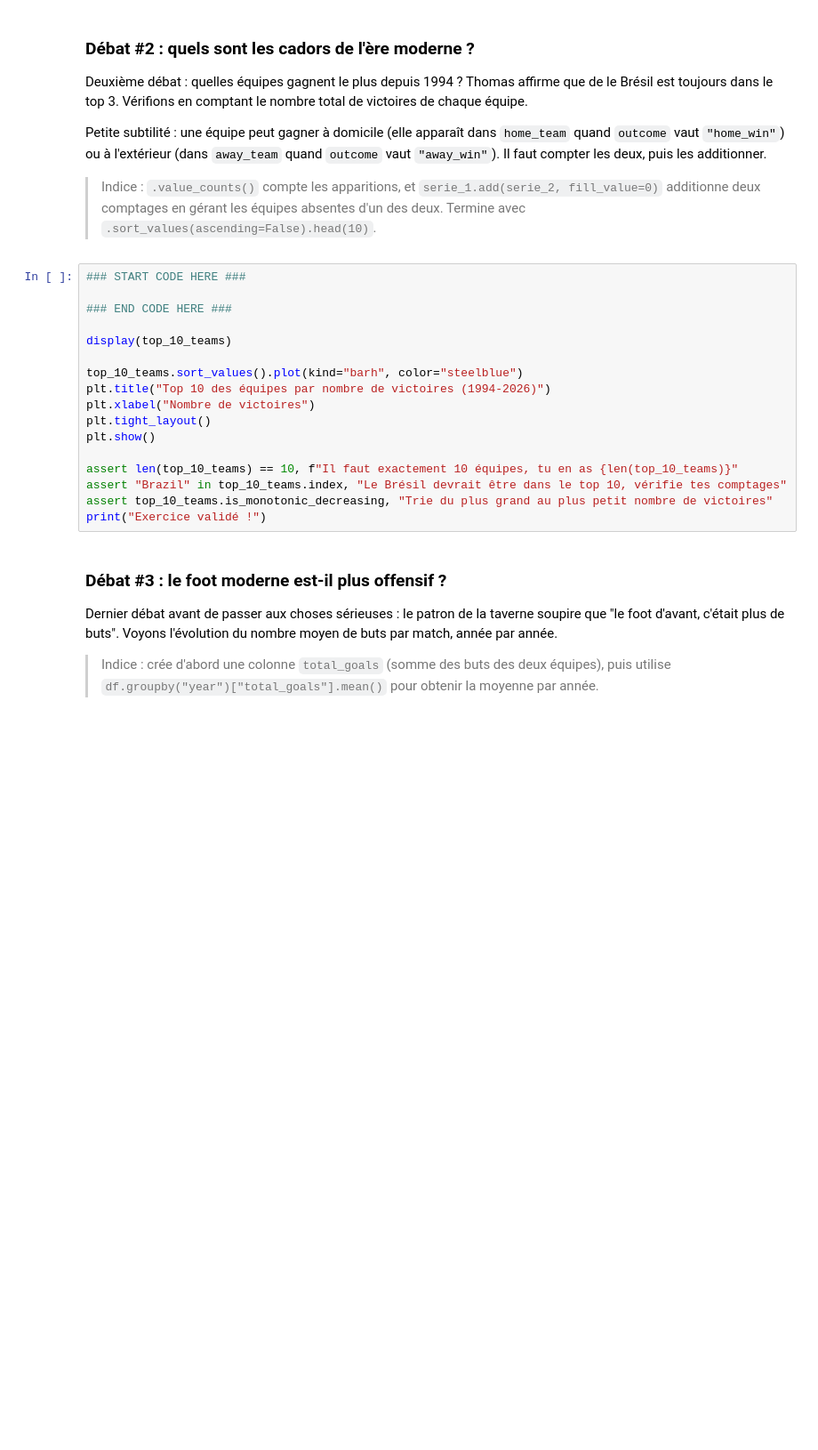
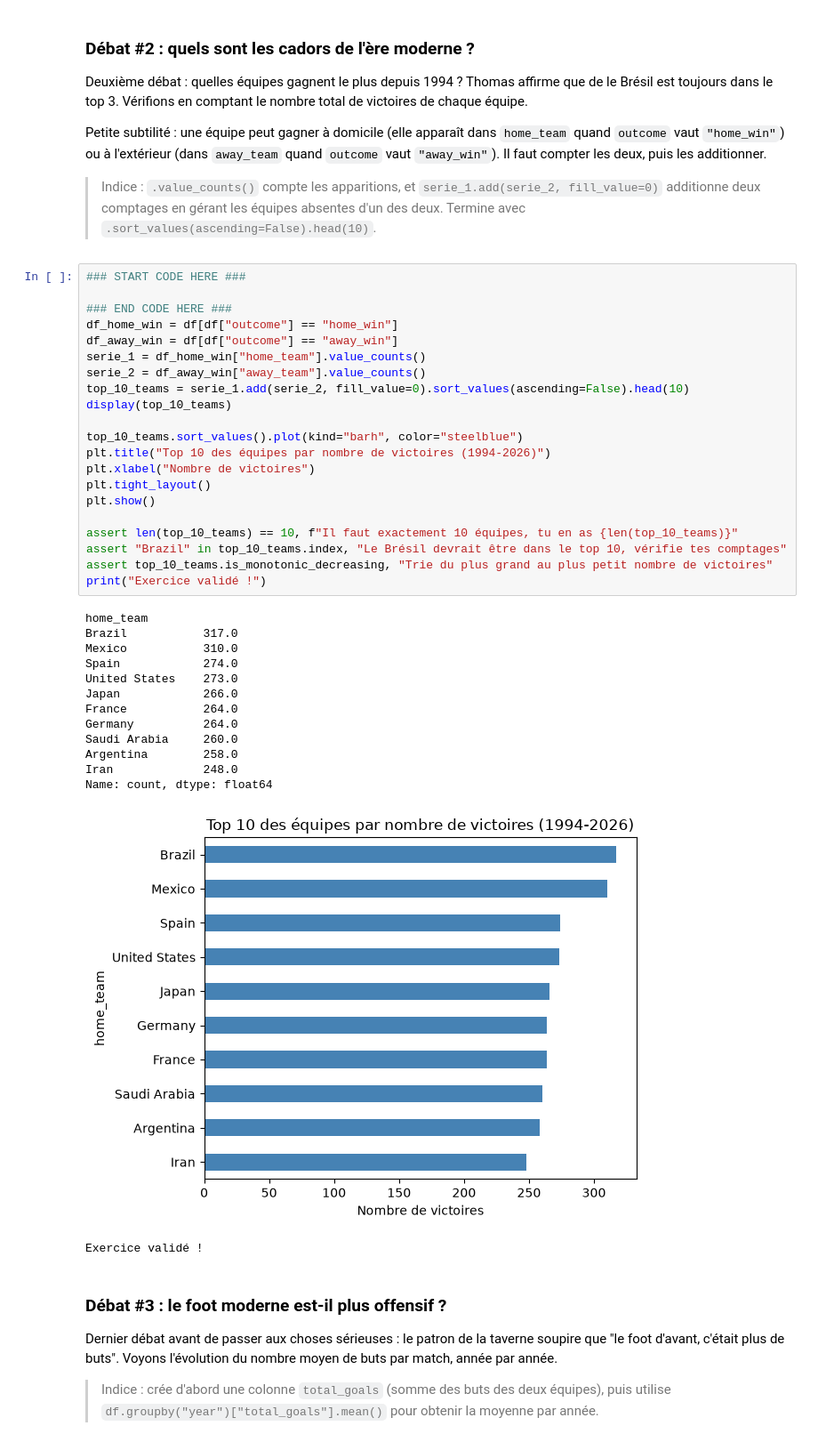
Before and after one commit to smazoyerdatascience/Cahier_Vacances_2026_Machine_Learnia, a Jupyter notebook: Projet_02/projet_02.ipynb, the cells around one changed output. Shown at 89% size. Saved outputs shown, nothing was run; the diff lists cells and outputs as text; blank space fills up the shorter version.

```diff
--- a/Projet_02/projet_02.ipynb
+++ b/Projet_02/projet_02.ipynb
@@ -212,20 +212,39 @@ Petite subtilité : une équipe peut gagner à domicile (elle apparaît dans `ho
 # %%
 ### START CODE HERE ###
 
 ### END CODE HERE ###
-
+df_home_win = df[df["outcome"] == "home_win"]
+df_away_win = df[df["outcome"] == "away_win"]
+serie_1 = df_home_win["home_team"].value_counts()
+serie_2 = df_away_win["away_team"].value_counts()
+top_10_teams = serie_1.add(serie_2, fill_value=0).sort_values(ascending=False).head(10)
 display(top_10_teams)
 
 top_10_teams.sort_values().plot(kind="barh", color="steelblue")
 plt.title("Top 10 des équipes par nombre de victoires (1994-2026)")
 plt.xlabel("Nombre de victoires")
 plt.tight_layout()
 plt.show()
 
 assert len(top_10_teams) == 10, f"Il faut exactement 10 équipes, tu en as {len(top_10_teams)}"
 assert "Brazil" in top_10_teams.index, "Le Brésil devrait être dans le top 10, vérifie tes comptages"
 assert top_10_teams.is_monotonic_decreasing, "Trie du plus grand au plus petit nombre de victoires"
 print("Exercice validé !")
+# %% [output]
+home_team
+Brazil           317.0
+Mexico           310.0
+Spain            274.0
+United States    273.0
+Japan            266.0
+France           264.0
+Germany          264.0
+Saudi Arabia     260.0
+Argentina        258.0
+Iran             248.0
+Name: count, dtype: float64
+[figure, added]
+Exercice validé !
 # %% [markdown]
 ### Débat #3 : le foot moderne est-il plus offensif ?
 
```
